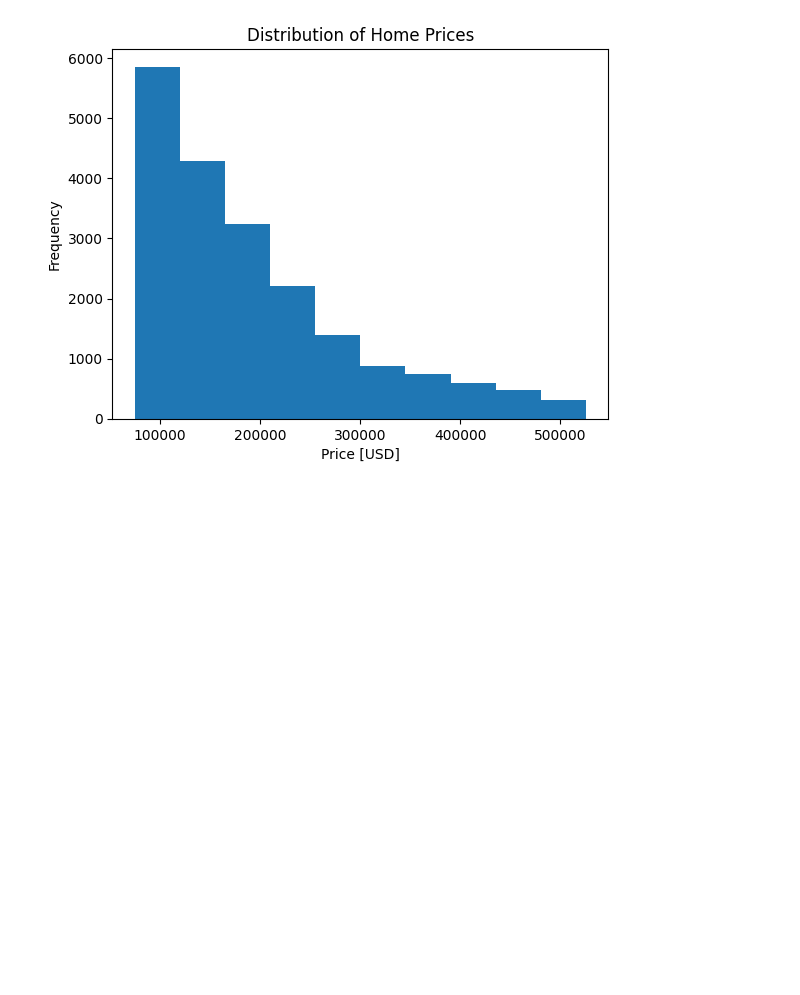
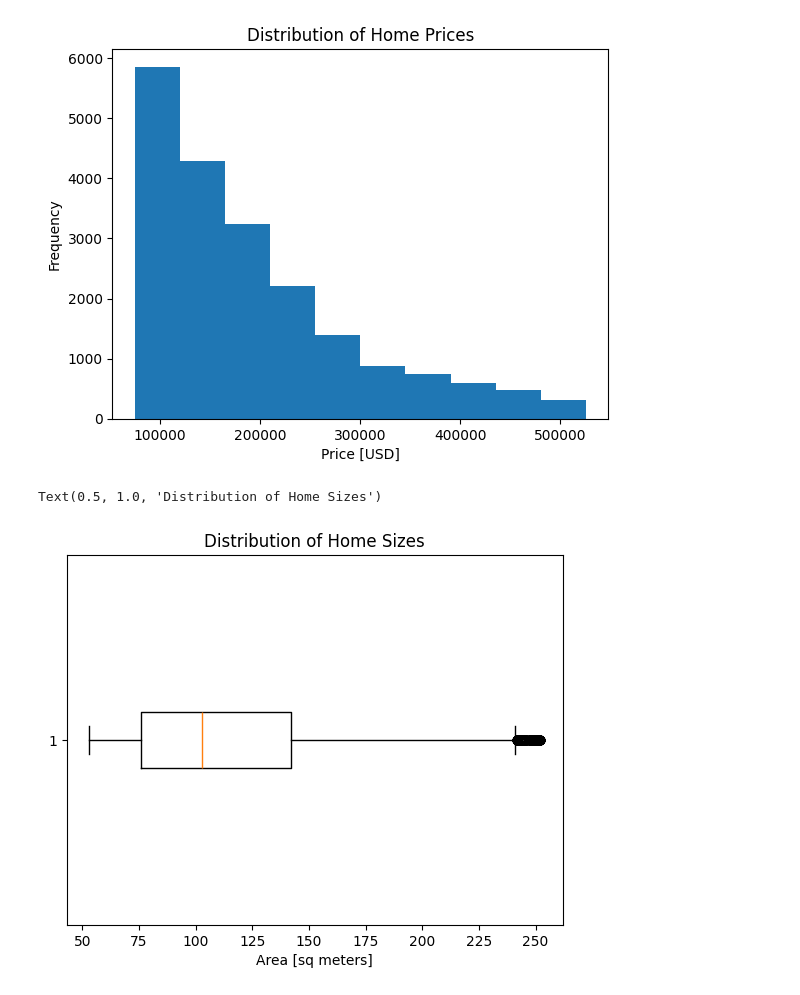
Before and after one commit to Dev0psKing/Applied_data_science_Projects, a Jupyter notebook: House Pricing in Mexico Project/Housing_Brazil.ipynb, the cells around one changed output. Saved outputs shown, nothing was run; the diff lists cells and outputs as text; code cells hidden in the pictures; blank space fills up the shorter version.

```diff
--- a/House Pricing in Mexico Project/Housing_Brazil.ipynb
+++ b/House Pricing in Mexico Project/Housing_Brazil.ipynb
@@ -162,3 +162,29 @@ ax.set_title("Distribution of Home Prices")
 plt.show()
 # %% [output]
 [figure]
+# %%
+# Don't change the code below 👇
+# fig, ax = plt.subplots()
+
+# #Build box plot
+# ax.boxplot()
+
+# # Label x-axis
+
+# # Add title
+# Assuming 'df' is your DataFrame and is already loaded
+
+# Don't change the code below 👇
+fig, ax = plt.subplots()
+
+#Build box plot
+ax.boxplot(df["area_m2"], vert=False)
+
+# Label x-axis
+ax.set_xlabel("Area [sq meters]")
+
+# Add title
+ax.set_title("Distribution of Home Sizes")
+# %% [output]
+Text(0.5, 1.0, 'Distribution of Home Sizes')
+[figure, added]
```
Also changed, not shown: parts of 1 cell of this notebook.
